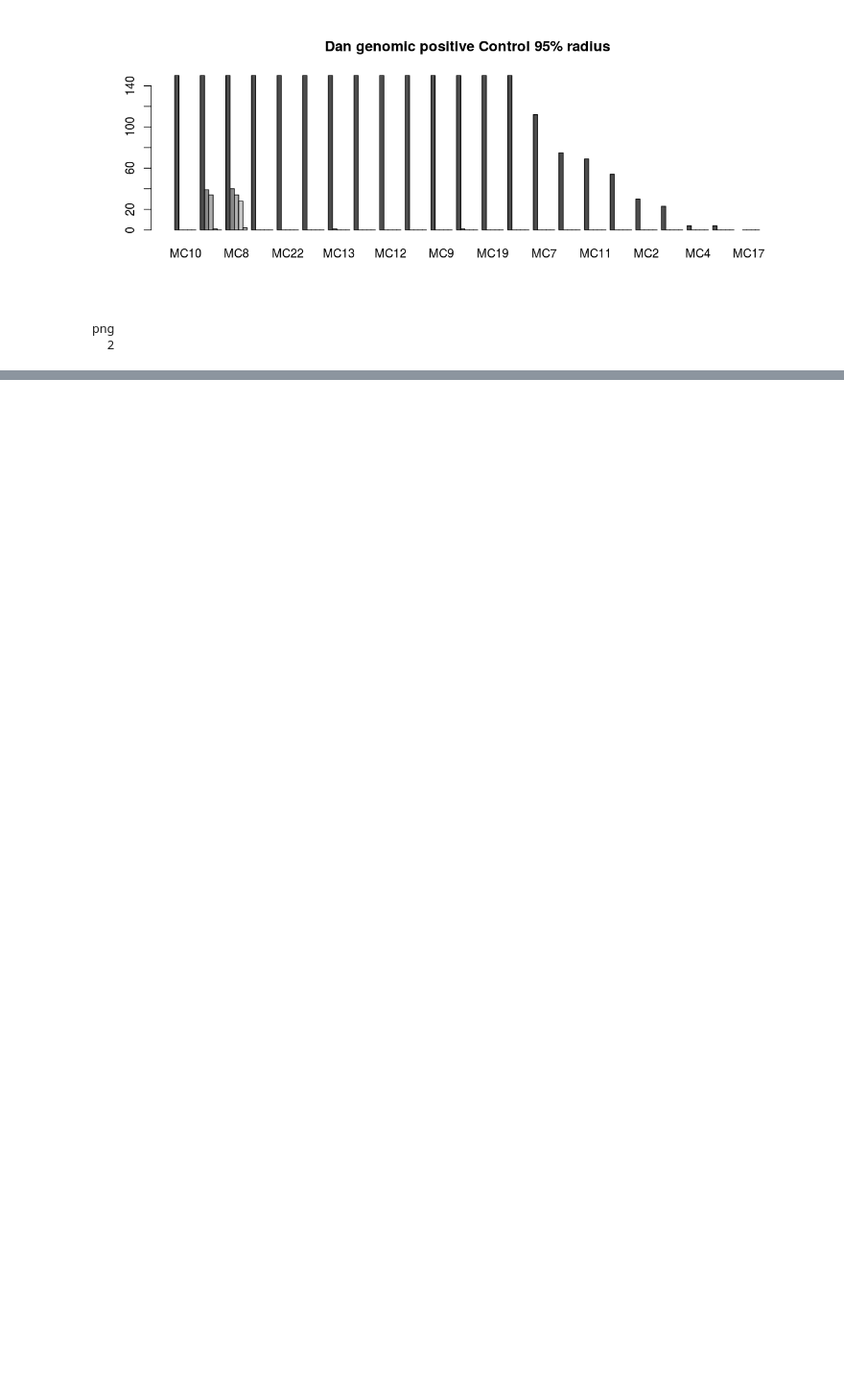
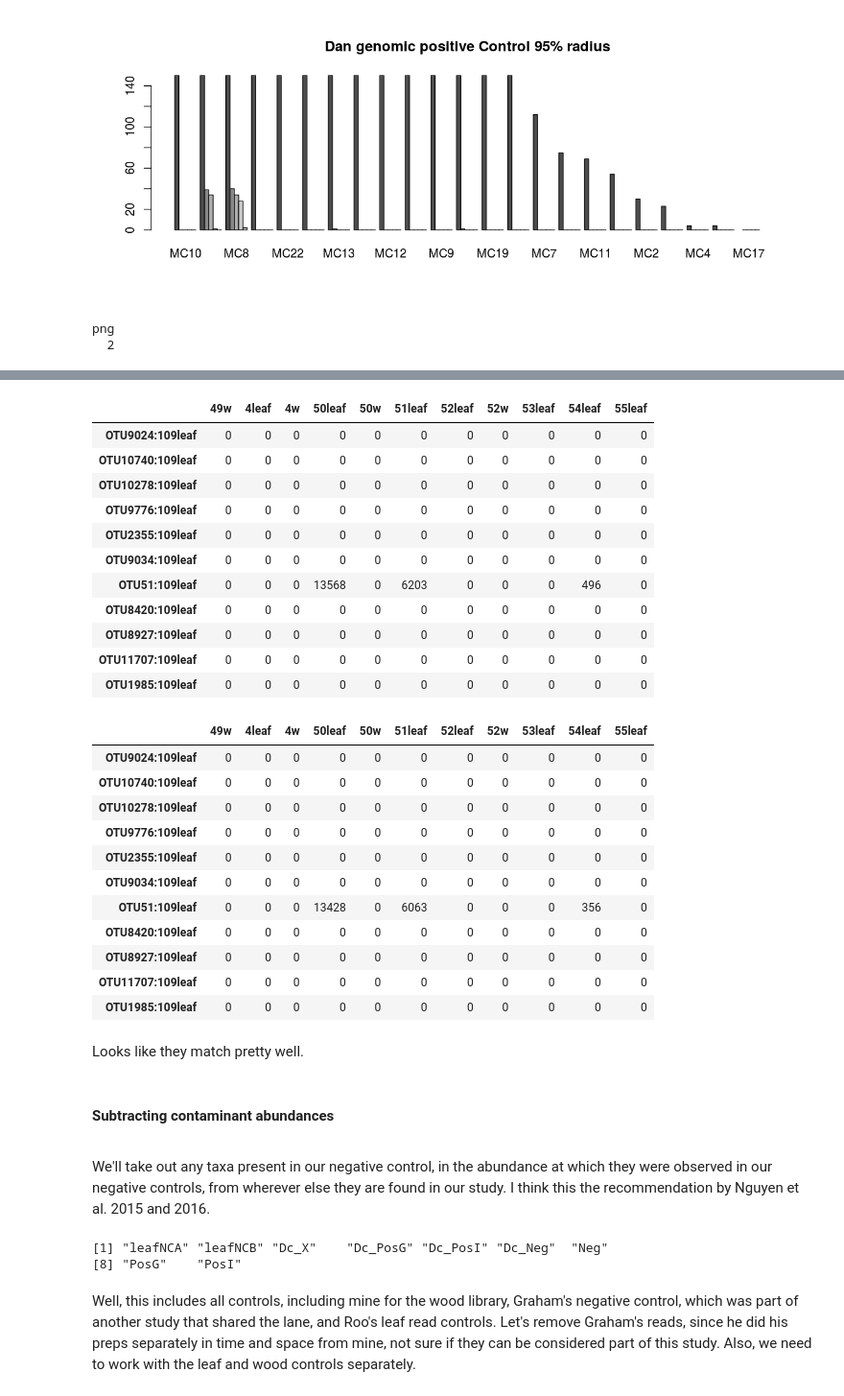
Before and after one commit to danchurch/taiwan_combined_stats, a Jupyter notebook: CSrev/CSrev.ipynb, the cells around one changed output, grey strips where cells are left out. Shown at 96% size. Saved outputs shown, nothing was run; the diff lists cells and outputs as text; code cells hidden in the pictures; blank space fills up the shorter version.

```diff
--- a/CSrev/CSrev.ipynb
+++ b/CSrev/CSrev.ipynb
@@ -735,0 +788,6 @@ This amount (60 reads for wood, 143 reads for leaves) is far above the ambient l
+# %%
+woodCotu <- otu_table(woodeco) - woodContam ## subtract contaminants
+woodCotu <- woodCotu-60 ## subtract minimum threshold
+woodCotu[woodCotu < 0] <- 0 ## bring negatives up to zero
+woodeco.contam.rem <- woodeco ## make a copy, just in case
+otu_table(woodeco.contam.rem) <- woodCotu ## insert the corrected OTU
@@ -735,0 +816,6 @@ This amount (60 reads for wood, 143 reads for leaves) is far above the ambient l
+# %%
+leafCotu <- otu_table(leafeco) - leafContam ## subtract contaminants
+leafCotu <- leafCotu-140 ## subtract minimum threshold
+leafCotu[leafCotu < 0] <- 0 ## bring negatives up to zero
+leafeco.contam.rem <- leafeco ## make a copy, just in case
+otu_table(leafeco.contam.rem) <- leafCotu ## insert the corrected OTU
@@ -735,0 +824,3 @@ This amount (60 reads for wood, 143 reads for leaves) is far above the ambient l
+# %%
+## does "merging" work here to bring these back together?
+biom95.mend <- merge_phyloseq(woodeco.contam.rem,leafeco.contam.rem)
@@ -735,0 +848,5 @@ This amount (60 reads for wood, 143 reads for leaves) is far above the ambient l
+# %%
+## dup tables
+aa <- otu_table(biom95eco_hiread); bb <- otu_table(biom95.mend)
+## reorder columns so they match, for spot checking the matrices
+eco_reord <- aa[,order(colnames(aa))]; mend_reord <- bb[,order(colnames(bb))]
@@ -735,0 +925,44 @@ This amount (60 reads for wood, 143 reads for leaves) is far above the ambient l
+# %%
+## more spot checks
+eco_reord[1140:1150,120:130]
+mend_reord[1140:1150,120:130]
+# %% [output]
+|  | 49w | 4leaf | 4w | 50leaf | 50w | 51leaf | 52leaf | 52w | 53leaf | 54leaf | 55leaf |
+| OTU9024:109leaf | 0 | 0 | 0 | 0 | 0 | 0 | 0 | 0 | 0 | 0 | 0 |
+| OTU10740:109leaf | 0 | 0 | 0 | 0 | 0 | 0 | 0 | 0 | 0 | 0 | 0 |
+| OTU10278:109leaf | 0 | 0 | 0 | 0 | 0 | 0 | 0 | 0 | 0 | 0 | 0 |
+| OTU9776:109leaf | 0 | 0 | 0 | 0 | 0 | 0 | 0 | 0 | 0 | 0 | 0 |
+| OTU2355:109leaf | 0 | 0 | 0 | 0 | 0 | 0 | 0 | 0 | 0 | 0 | 0 |
+| OTU9034:109leaf | 0 | 0 | 0 | 0 | 0 | 0 | 0 | 0 | 0 | 0 | 0 |
+| OTU51:109leaf | 0 | 0 | 0 | 13568 | 0 | 6203 | 0 | 0 | 0 | 496 | 0 |
+| OTU8420:109leaf | 0 | 0 | 0 | 0 | 0 | 0 | 0 | 0 | 0 | 0 | 0 |
+| OTU8927:109leaf | 0 | 0 | 0 | 0 | 0 | 0 | 0 | 0 | 0 | 0 | 0 |
+| OTU11707:109leaf | 0 | 0 | 0 | 0 | 0 | 0 | 0 | 0 | 0 | 0 | 0 |
+| OTU1985:109leaf | 0 | 0 | 0 | 0 | 0 | 0 | 0 | 0 | 0 | 0 | 0 |
+|  | 49w | 4leaf | 4w | 50leaf | 50w | 51leaf | 52leaf | 52w | 53leaf | 54leaf | 55leaf |
+| OTU9024:109leaf | 0 | 0 | 0 | 0 | 0 | 0 | 0 | 0 | 0 | 0 | 0 |
+| OTU10740:109leaf | 0 | 0 | 0 | 0 | 0 | 0 | 0 | 0 | 0 | 0 | 0 |
+| OTU10278:109leaf | 0 | 0 | 0 | 0 | 0 | 0 | 0 | 0 | 0 | 0 | 0 |
+| OTU9776:109leaf | 0 | 0 | 0 | 0 | 0 | 0 | 0 | 0 | 0 | 0 | 0 |
+| OTU2355:109leaf | 0 | 0 | 0 | 0 | 0 | 0 | 0 | 0 | 0 | 0 | 0 |
+| OTU9034:109leaf | 0 | 0 | 0 | 0 | 0 | 0 | 0 | 0 | 0 | 0 | 0 |
+| OTU51:109leaf | 0 | 0 | 0 | 13428 | 0 | 6063 | 0 | 0 | 0 | 356 | 0 |
+| OTU8420:109leaf | 0 | 0 | 0 | 0 | 0 | 0 | 0 | 0 | 0 | 0 | 0 |
+| OTU8927:109leaf | 0 | 0 | 0 | 0 | 0 | 0 | 0 | 0 | 0 | 0 | 0 |
+| OTU11707:109leaf | 0 | 0 | 0 | 0 | 0 | 0 | 0 | 0 | 0 | 0 | 0 |
+| OTU1985:109leaf | 0 | 0 | 0 | 0 | 0 | 0 | 0 | 0 | 0 | 0 | 0 |
+# %% [markdown]
+Looks like they match pretty well.
+# %% [markdown]
+<a id='subContam'><h4>Subtracting contaminant abundances</h4></a>
+# %% [markdown]
+We'll take out any taxa present in our negative control, in the abundance at which they were observed in our negative controls, from wherever else they are found in our study. I think this the recommendation by Nguyen et al. 2015 and 2016.
+# %%
+controls <- subset_samples(biom95, SorC=='Control')
+
+sample_names(controls)
+# %% [output]
+[1] "leafNCA" "leafNCB" "Dc_X"    "Dc_PosG" "Dc_PosI" "Dc_Neg"  "Neg"
+[8] "PosG"    "PosI"
+# %% [markdown]
+Well, this includes all controls, including mine for the wood library, Graham's negative control, which was part of another study that shared the lane, and Roo's leaf read controls. Let's remove Graham's reads, since he did his preps separately in time and space from mine, not sure if they can be considered part of this study. Also, we need to work with the leaf and wood controls separately.
```
Also changed, not shown: parts of 32 cells of this notebook, 1 other file.
